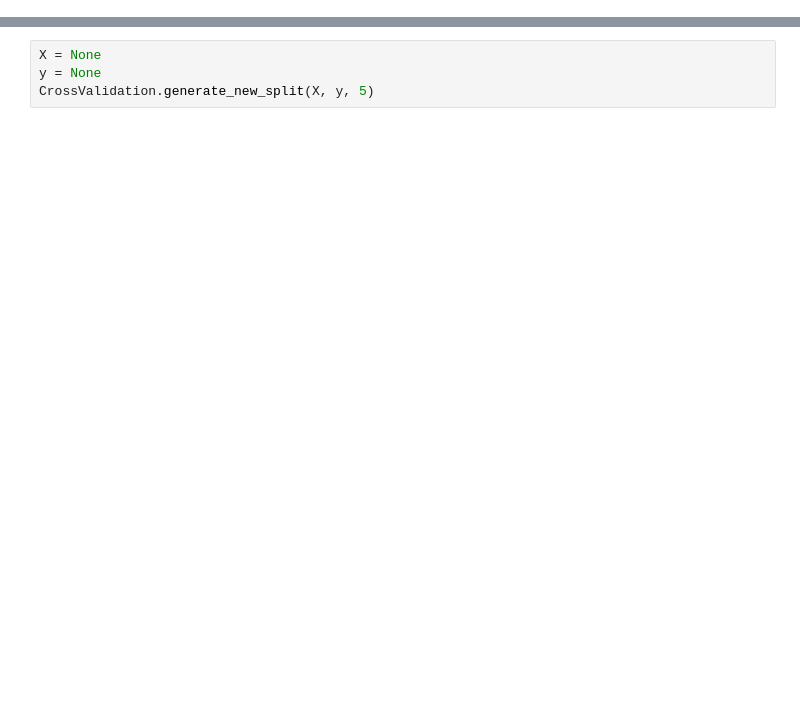
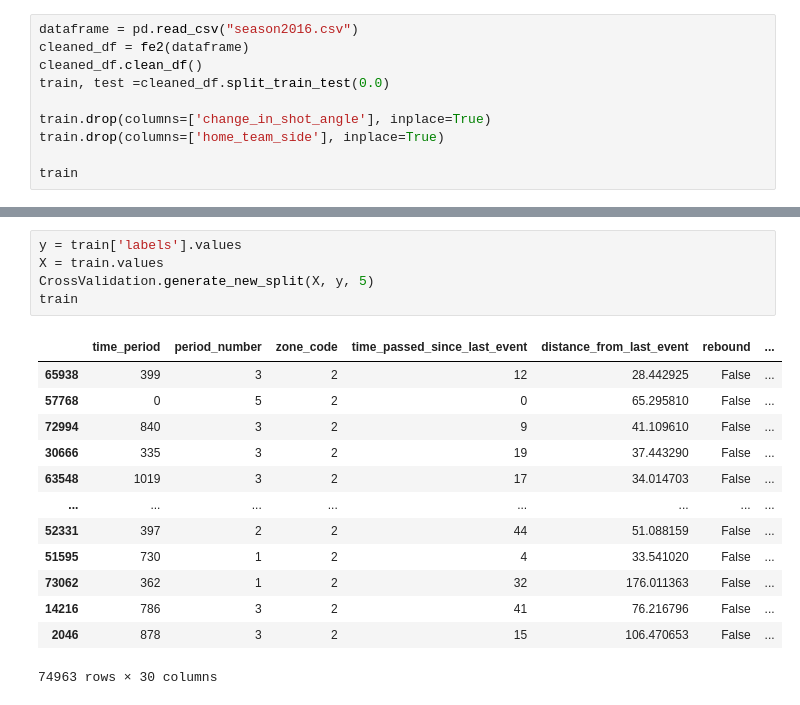
Before and after one commit to WilliamChidiac/NHL-goal-prediction, a Jupyter notebook: notebooks/advanced_model_training_prediction.ipynb, the cells around one changed output, grey strips where cells are left out. Drawn from its saved outputs; the diff is of its cells as text; blank space fills up the shorter version.

```diff
--- a/notebooks/advanced_model_training_prediction.ipynb
+++ b/notebooks/advanced_model_training_prediction.ipynb
@@ -4,0 +8,10 @@ from ift6758.models.advanced_model_training_prediction import CrossValidation
+# %%
+dataframe = pd.read_csv("season2016.csv")
+cleaned_df = fe2(dataframe)
+cleaned_df.clean_df()
+train, test =cleaned_df.split_train_test(0.0)
+
+train.drop(columns=['change_in_shot_angle'], inplace=True)
+train.drop(columns=['home_team_side'], inplace=True)
+
+train
@@ -5,7 +49,22 @@ from ift6758.models.advanced_model_training_prediction import CrossValidation
 # %%
-X = None
-y = None
+y = train['labels'].values
+X = train.values
 CrossValidation.generate_new_split(X, y, 5)
+train
+# %% [output]
+|  | time_period | period_number | zone_code | time_passed_since_last_event | distance_from_last_event | rebound | ... |
+| 65938 | 399 | 3 | 2 | 12 | 28.442925 | False | ... |
+| 57768 | 0 | 5 | 2 | 0 | 65.295810 | False | ... |
+| 72994 | 840 | 3 | 2 | 9 | 41.109610 | False | ... |
+| 30666 | 335 | 3 | 2 | 19 | 37.443290 | False | ... |
+| 63548 | 1019 | 3 | 2 | 17 | 34.014703 | False | ... |
+| ... | ... | ... | ... | ... | ... | ... | ... |
+| 52331 | 397 | 2 | 2 | 44 | 51.088159 | False | ... |
+| 51595 | 730 | 1 | 2 | 4 | 33.541020 | False | ... |
+| 73062 | 362 | 1 | 2 | 32 | 176.011363 | False | ... |
+| 14216 | 786 | 3 | 2 | 41 | 76.216796 | False | ... |
+| 2046 | 878 | 3 | 2 | 15 | 106.470653 | False | ... |
+74963 rows × 30 columns
 # %%
 from sklearn.preprocessing import StandardScaler
 from sklearn.decomposition import PCA
```
Also changed, not shown: parts of 4 cells of this notebook, 2 other files.
